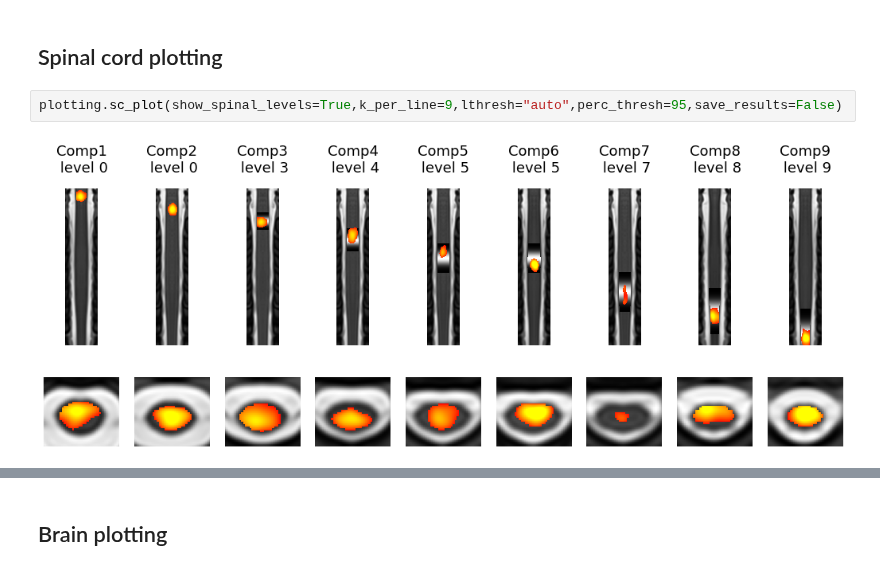
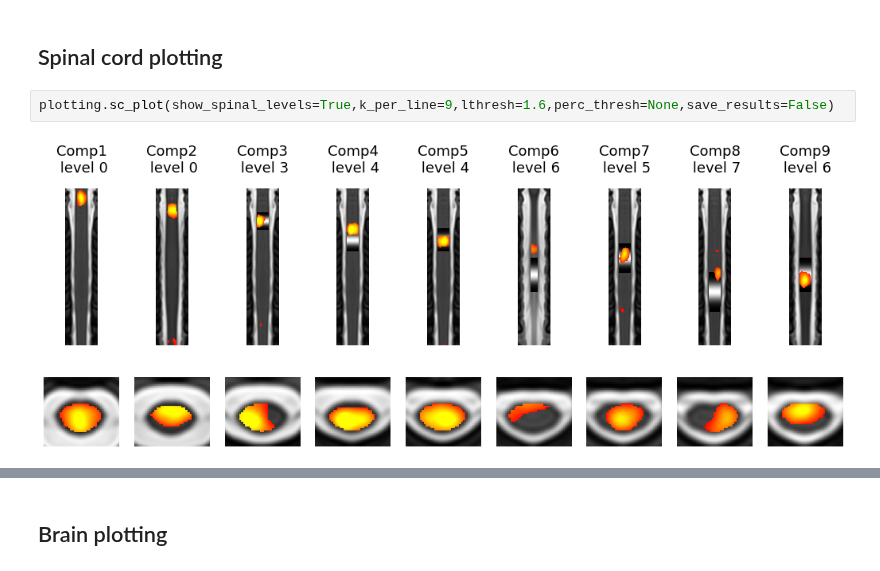
Before and after one commit to NawalK/hc_project_analyses, a Jupyter notebook: notebook/plotting_br_sc.ipynb, the cells around one changed output, grey strips where cells are left out. Saved outputs shown, nothing was run; the diff lists cells and outputs as text.

```diff
--- a/notebook/plotting_br_sc.ipynb
+++ b/notebook/plotting_br_sc.ipynb
@@ -25,6 +25,6 @@ plotting = Plotting(config,9,['ICA']) # "'ICA'" or "iCAP" or ['ICA','iCAP']
 # %% [markdown]
 ## Spinal cord plotting
 # %%
-plotting.sc_plot(show_spinal_levels=True,k_per_line=9,lthresh="auto",perc_thresh=95,save_results=False)
+plotting.sc_plot(show_spinal_levels=True,k_per_line=9,lthresh=1.6,perc_thresh=None,save_results=False)
 # %% [output]
-[figure, old version]
+[figure, new version]
```
Also changed, not shown: parts of 2 cells of this notebook, 6 other files.
